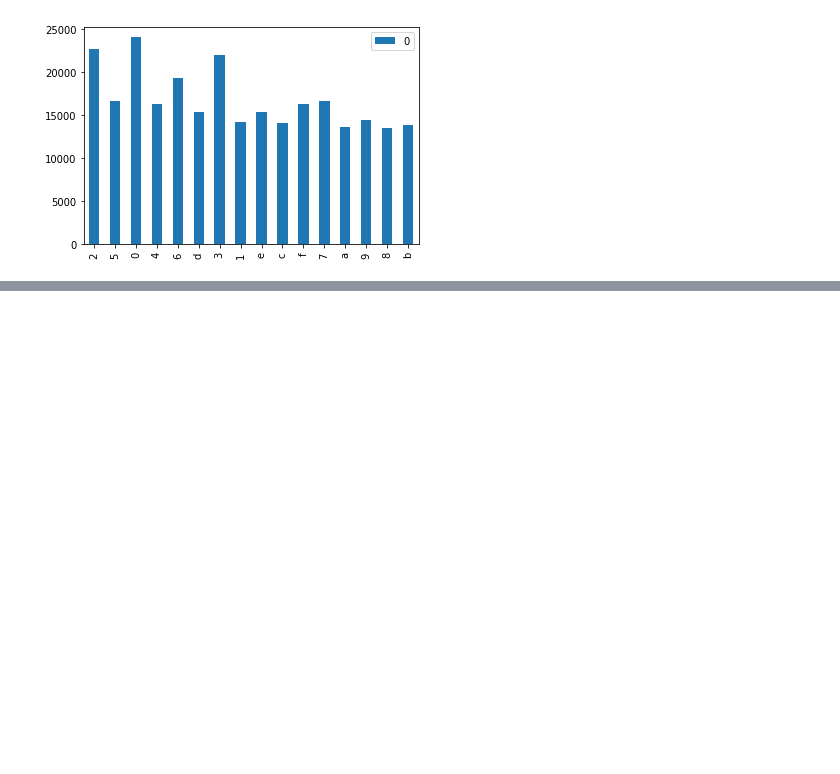
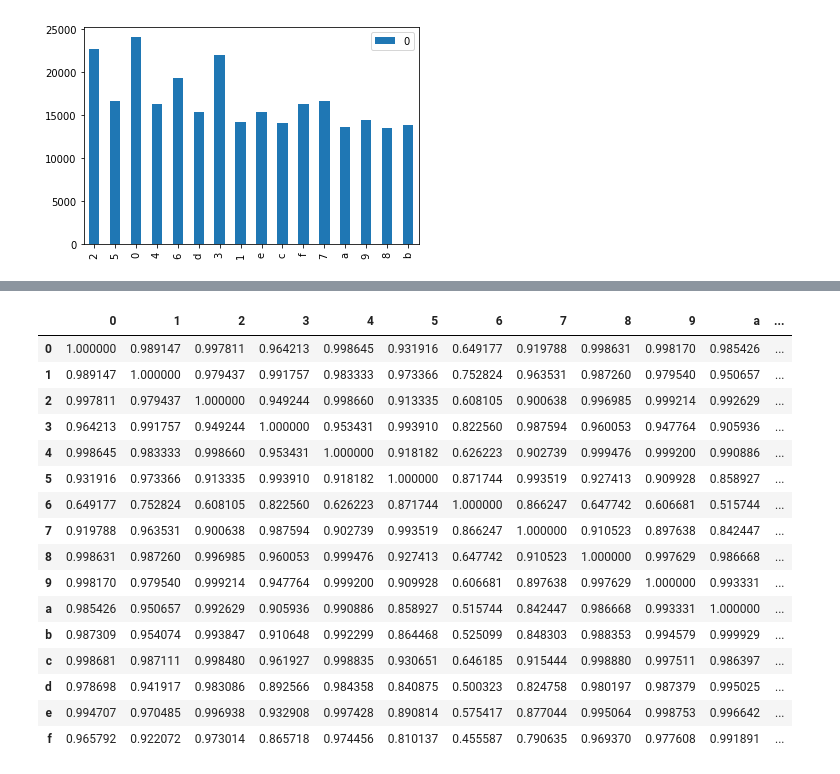
Before and after one commit to YarrDOpanas/uData, a Jupyter notebook: Statistics/Exam/Exam.ipynb, the cells around one changed output, grey strips where cells are left out. Saved outputs shown, nothing was run; the diff lists cells and outputs as text; code cells hidden in the pictures; blank space fills up the shorter version.

```diff
--- a/Statistics/Exam/Exam.ipynb
+++ b/Statistics/Exam/Exam.ipynb
@@ -79,0 +233,20 @@ graphics('./sample_of_files_with_extensions/')
+# %%
+corr
+# %% [output]
+|  | 0 | 1 | 2 | 3 | 4 | 5 | 6 | 7 | 8 | 9 | a | ... |
+| 0 | 1.000000 | 0.989147 | 0.997811 | 0.964213 | 0.998645 | 0.931916 | 0.649177 | 0.919788 | 0.998631 | 0.998170 | 0.985426 | ... |
+| 1 | 0.989147 | 1.000000 | 0.979437 | 0.991757 | 0.983333 | 0.973366 | 0.752824 | 0.963531 | 0.987260 | 0.979540 | 0.950657 | ... |
+| 2 | 0.997811 | 0.979437 | 1.000000 | 0.949244 | 0.998660 | 0.913335 | 0.608105 | 0.900638 | 0.996985 | 0.999214 | 0.992629 | ... |
+| 3 | 0.964213 | 0.991757 | 0.949244 | 1.000000 | 0.953431 | 0.993910 | 0.822560 | 0.987594 | 0.960053 | 0.947764 | 0.905936 | ... |
+| 4 | 0.998645 | 0.983333 | 0.998660 | 0.953431 | 1.000000 | 0.918182 | 0.626223 | 0.902739 | 0.999476 | 0.999200 | 0.990886 | ... |
+| 5 | 0.931916 | 0.973366 | 0.913335 | 0.993910 | 0.918182 | 1.000000 | 0.871744 | 0.993519 | 0.927413 | 0.909928 | 0.858927 | ... |
+| 6 | 0.649177 | 0.752824 | 0.608105 | 0.822560 | 0.626223 | 0.871744 | 1.000000 | 0.866247 | 0.647742 | 0.606681 | 0.515744 | ... |
+| 7 | 0.919788 | 0.963531 | 0.900638 | 0.987594 | 0.902739 | 0.993519 | 0.866247 | 1.000000 | 0.910523 | 0.897638 | 0.842447 | ... |
+| 8 | 0.998631 | 0.987260 | 0.996985 | 0.960053 | 0.999476 | 0.927413 | 0.647742 | 0.910523 | 1.000000 | 0.997629 | 0.986668 | ... |
+| 9 | 0.998170 | 0.979540 | 0.999214 | 0.947764 | 0.999200 | 0.909928 | 0.606681 | 0.897638 | 0.997629 | 1.000000 | 0.993331 | ... |
+| a | 0.985426 | 0.950657 | 0.992629 | 0.905936 | 0.990886 | 0.858927 | 0.515744 | 0.842447 | 0.986668 | 0.993331 | 1.000000 | ... |
+| b | 0.987309 | 0.954074 | 0.993847 | 0.910648 | 0.992299 | 0.864468 | 0.525099 | 0.848303 | 0.988353 | 0.994579 | 0.999929 | ... |
+| c | 0.998681 | 0.987111 | 0.998480 | 0.961927 | 0.998835 | 0.930651 | 0.646185 | 0.915444 | 0.998880 | 0.997511 | 0.986397 | ... |
+| d | 0.978698 | 0.941917 | 0.983086 | 0.892566 | 0.984358 | 0.840875 | 0.500323 | 0.824758 | 0.980197 | 0.987379 | 0.995025 | ... |
+| e | 0.994707 | 0.970485 | 0.996938 | 0.932908 | 0.997428 | 0.890814 | 0.575417 | 0.877044 | 0.995064 | 0.998753 | 0.996642 | ... |
+| f | 0.965792 | 0.922072 | 0.973014 | 0.865718 | 0.974456 | 0.810137 | 0.455587 | 0.790635 | 0.969370 | 0.977608 | 0.991891 | ... |
```
Also changed, not shown: parts of 7 cells of this notebook, 1 other file.
